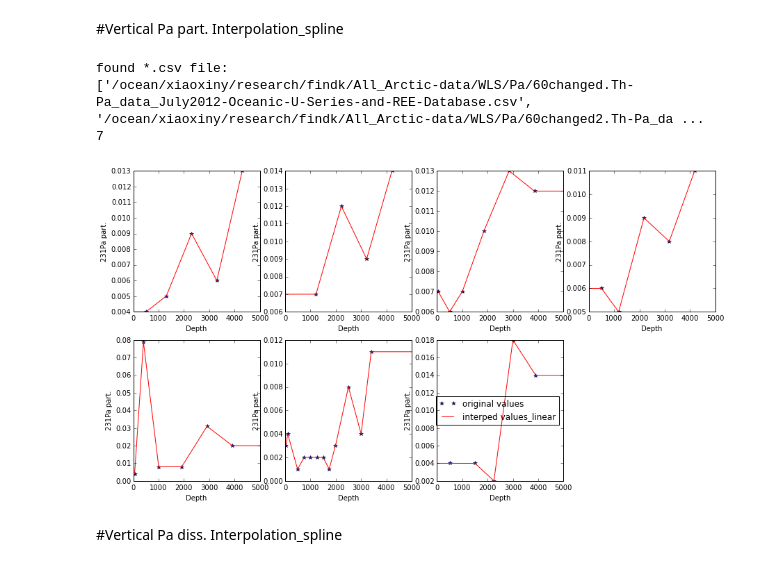
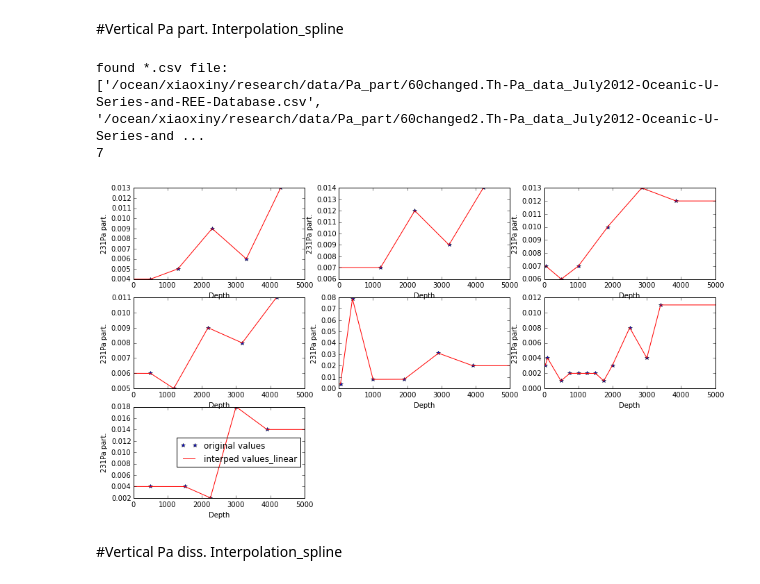
Before and after one commit to UBC-MOAD/analysis-cindy, a Jupyter notebook: notebooks/[initial_condition]Vertical Interpolation.ipynb, the cells around one changed output. Drawn from its saved outputs; the diff is of its cells as text; code cells hidden in the pictures.

```diff
--- a/notebooks/[initial_condition]Vertical Interpolation.ipynb
+++ b/notebooks/[initial_condition]Vertical Interpolation.ipynb
@@ -28,12 +30,12 @@ def writecsv(j):
 # %% [markdown]
 #Vertical Pa part. Interpolation_spline
 # %%
-nc_filename=sorted(glob.glob('/ocean/xiaoxiny/research/findk/All_Arctic-data/WLS/Pa/*.csv'))
+nc_filename=sorted(glob.glob('/ocean/xiaoxiny/research/data/Pa_part/*.csv'))
 print("found *.csv file: \n{}".format(nc_filename))
 print len(nc_filename)
 # %% [output]
 found *.csv file:
-['/ocean/xiaoxiny/research/findk/All_Arctic-data/WLS/Pa/60changed.Th-Pa_data_July2012-Oceanic-U-Series-and-REE-Database.csv', '/ocean/xiaoxiny/research/findk/All_Arctic-data/WLS/Pa/60changed2.Th-Pa_da ...
+['/ocean/xiaoxiny/research/data/Pa_part/60changed.Th-Pa_data_July2012-Oceanic-U-Series-and-REE-Database.csv', '/ocean/xiaoxiny/research/data/Pa_part/60changed2.Th-Pa_data_July2012-Oceanic-U-Series-and ...
 7
 # %%
 layer=np.empty([31,len(nc_filename)])
@@ -45,34 +47,34 @@ z=np.empty([31,len(nc_filename)])
 
 for j in range(len(nc_filename)):
     data=pd.read_csv(nc_filename[j])
     x= data['depth'];
     y=data['231Pa part.'];
     lon = data['long.'];
     lat = data['lat.'];
     x=np.ma.masked_where(y<=0,x)
     y=np.ma.masked_where(y<=0,y)
     x=x.compressed()
     y=y.compressed()
     #    xvals=np.linspace(min(x),max(x),2500)
 
     xvals=np.linspace(0,5500,3000)
     #yinterp = itp.spline(x,y,xvals)
     yinterp2 = np.interp(xvals, x, y)
 
     ax = plt.figure(1,figsize=(15,8))
-    ax = plt.subplot(2,4,j+1)
+    ax = plt.subplot(3,3,j+1)
     plot1=plt.plot(x, y, 'b*',label='original values')
     #plot2=plt.plot(xvals, yinterp, 'g-.',label='interped values_spline')
     plot3=plt.plot(xvals, yinterp2, 'r-',label='interped values_linear')
     plt.ylabel('231Pa part.')
     plt.xlabel('Depth')
     plt.xlim([0,5000])
     writecsv(j)
 plt.legend(loc=0)
 plt.show()
 scipy.io.savemat('Pa_part',
                  {'layer':layer,'NEMO_dep':NEMO_dep,'Real_dep':Real_dep,'Pa_part':z,'lons':lons,'lats':lats})
 # %% [output]
-[figure, old version]
+[figure, new version]
 # %% [markdown]
 #Vertical Pa diss. Interpolation_spline
```
Also changed, not shown: parts of 9 cells of this notebook, 4 other files.
